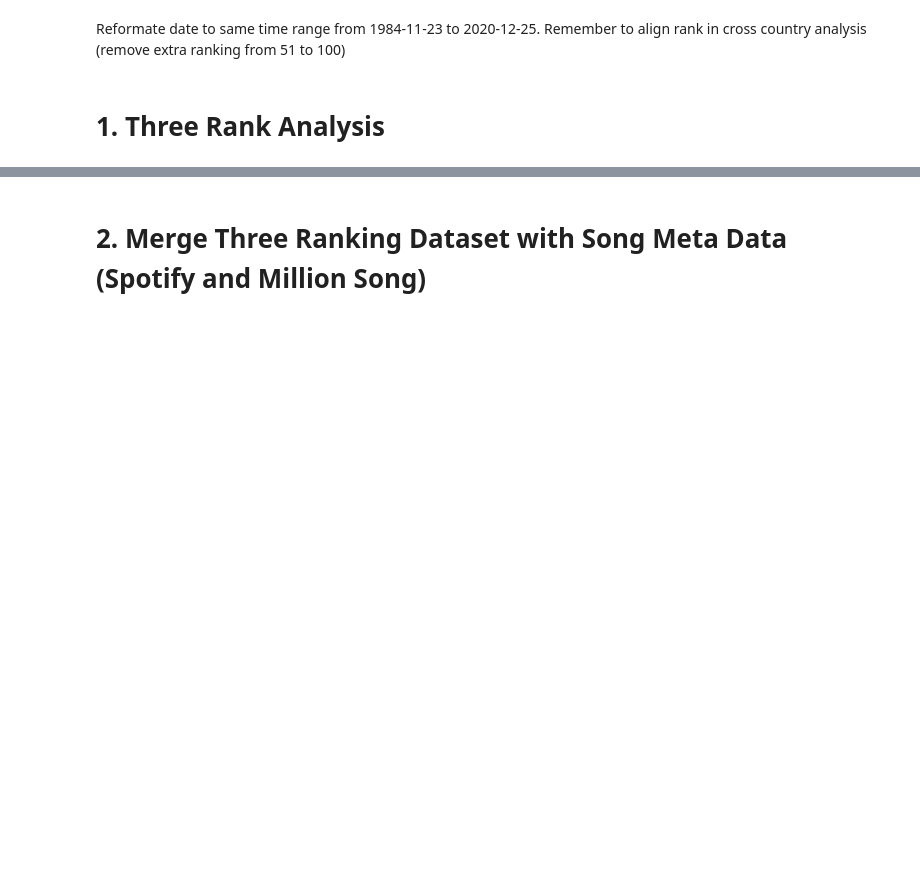
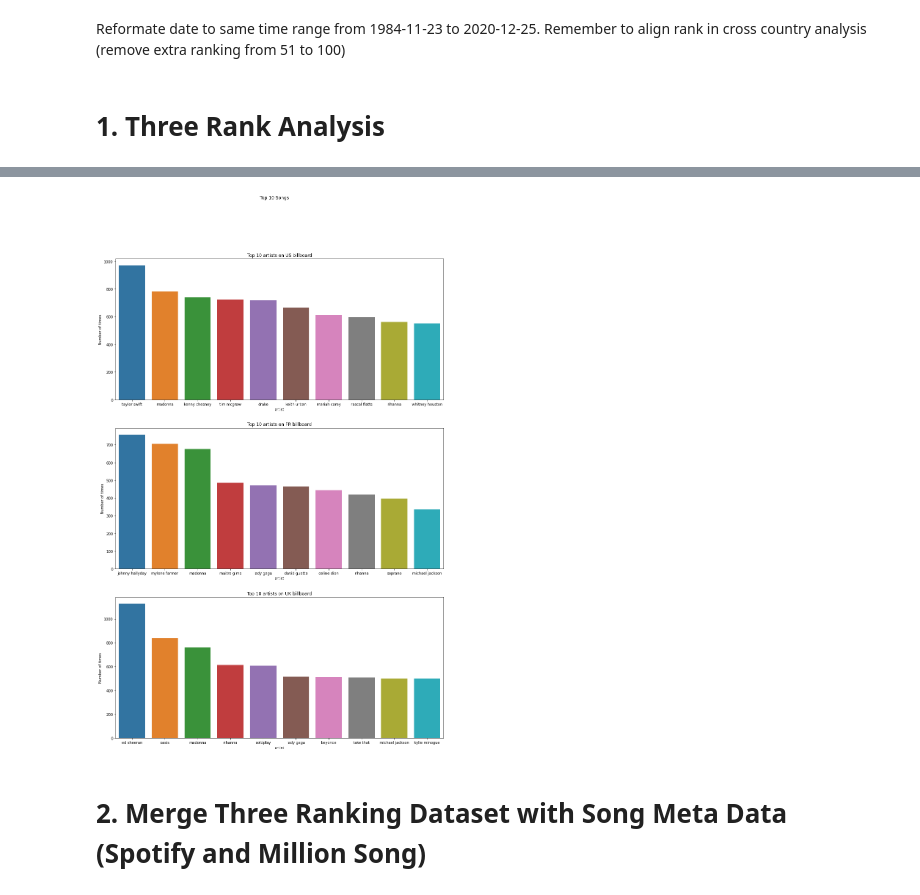
Before and after one commit to tbrugere/ECE143, a Jupyter notebook: notebooks/ECE143Project.ipynb, the cells around one changed output, grey strips where cells are left out. Saved outputs shown, nothing was run; the diff lists cells and outputs as text; code cells hidden in the pictures; blank space fills up the shorter version.

```diff
--- a/notebooks/ECE143Project.ipynb
+++ b/notebooks/ECE143Project.ipynb
@@ -432,3 +312,17 @@ plt.xticks(rotation = 90)
+# %%
+#top 10 songs appear on the billboard
+countries = ("US", "FR", "UK")
+billboards = (bill_clean_cut, fr_bill_clean_cut, uk_bill_clean_cut)
+_, axes = plt.subplots(3, figsize = (16, 24))
+for ax, chart_i, rank, name in zip(axes, billboards,
+                 ("rank", "position", "position"),
+                 countries
+                  ):
+    top10(chart_i, by="artist", rank=rank, ax=ax)
+    ax.set_title(f'Top 10 artists on {name} billboard')
+plt.suptitle("Top 10 Songs");
+# %% [output]
+[figure, added]
 # %% [markdown]
 # 2. Merge Three Ranking Dataset with Song Meta Data (Spotify and Million Song)
 # %%
```
Also changed, not shown: parts of 17 cells of this notebook, 1 other file.
